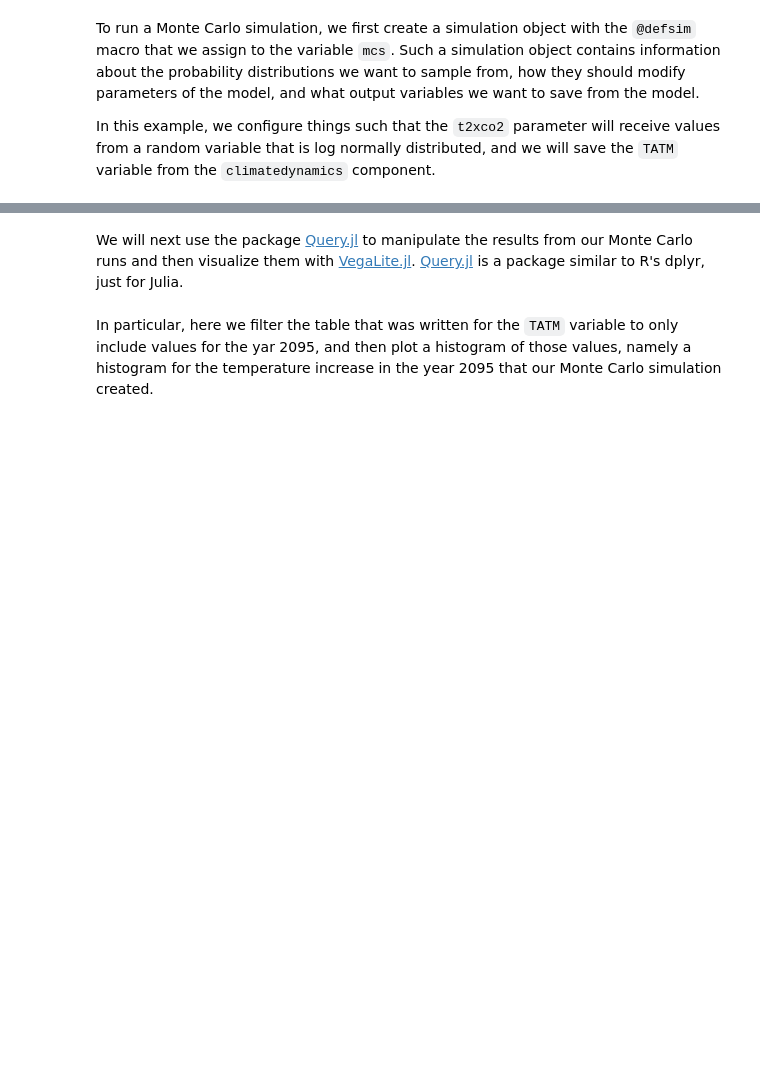
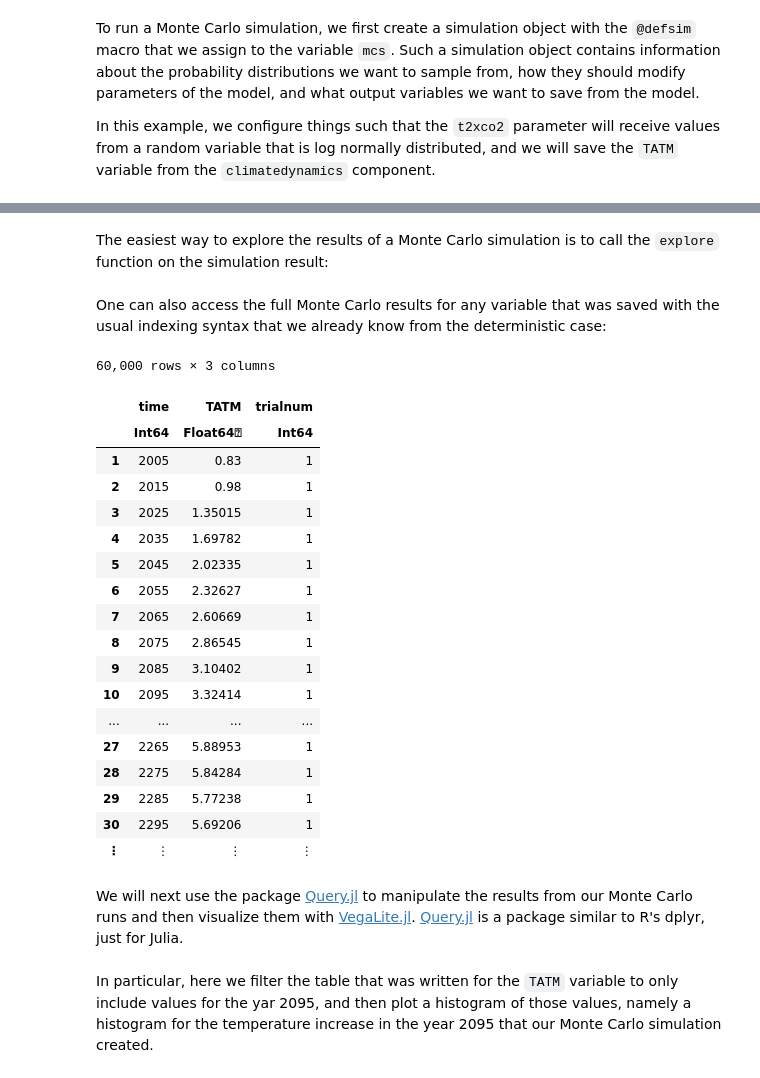
Before and after one commit to davidanthoff/teaching-2019-uba-workshop, a Jupyter notebook: src/5_HandsOnSession_Uncertainty.ipynb, the cells around one changed output, grey strips where cells are left out. Saved outputs shown, nothing was run; the diff lists cells and outputs as text; code cells hidden in the pictures; blank space fills up the shorter version.

```diff
--- a/src/5_HandsOnSession_Uncertainty.ipynb
+++ b/src/5_HandsOnSession_Uncertainty.ipynb
@@ -44,0 +72,2 @@ Note how we have an extra column named `trialnum` here, that references the Mont
+# %% [markdown]
+The easiest way to explore the results of a Monte Carlo simulation is to call the `explore` function on the simulation result:
@@ -45,3 +76,27 @@ Note how we have an extra column named `trialnum` here, that references the Mont
+# %% [markdown]
+One can also access the full Monte Carlo results for any variable that was saved with the usual indexing syntax that we already know from the deterministic case:
+# %%
+sim_results[:climatedynamics, :TATM]
+# %% [output]
+60,000 rows × 3 columns
+|  | time | TATM | trialnum |
+|  | Int64 | Float64⍰ | Int64 |
+| 1 | 2005 | 0.83 | 1 |
+| 2 | 2015 | 0.98 | 1 |
+| 3 | 2025 | 1.35015 | 1 |
+| 4 | 2035 | 1.69782 | 1 |
+| 5 | 2045 | 2.02335 | 1 |
+| 6 | 2055 | 2.32627 | 1 |
+| 7 | 2065 | 2.60669 | 1 |
+| 8 | 2075 | 2.86545 | 1 |
+| 9 | 2085 | 3.10402 | 1 |
+| 10 | 2095 | 3.32414 | 1 |
+| ... | ... | ... | ... |
+| 27 | 2265 | 5.88953 | 1 |
+| 28 | 2275 | 5.84284 | 1 |
+| 29 | 2285 | 5.77238 | 1 |
+| 30 | 2295 | 5.69206 | 1 |
+| ⋮ | ⋮ | ⋮ | ⋮ |
 # %% [markdown]
 We will next use the package [Query.jl](https://github.com/queryverse/Query.jl) to manipulate the results from our Monte Carlo runs and then visualize them with [VegaLite.jl](https://github.com/queryverse/VegaLite.jl). [Query.jl](https://github.com/queryverse/Query.jl) is a package similar to R's dplyr, just for Julia.
 # %%
```
Also changed, not shown: parts of 22 cells of this notebook.
